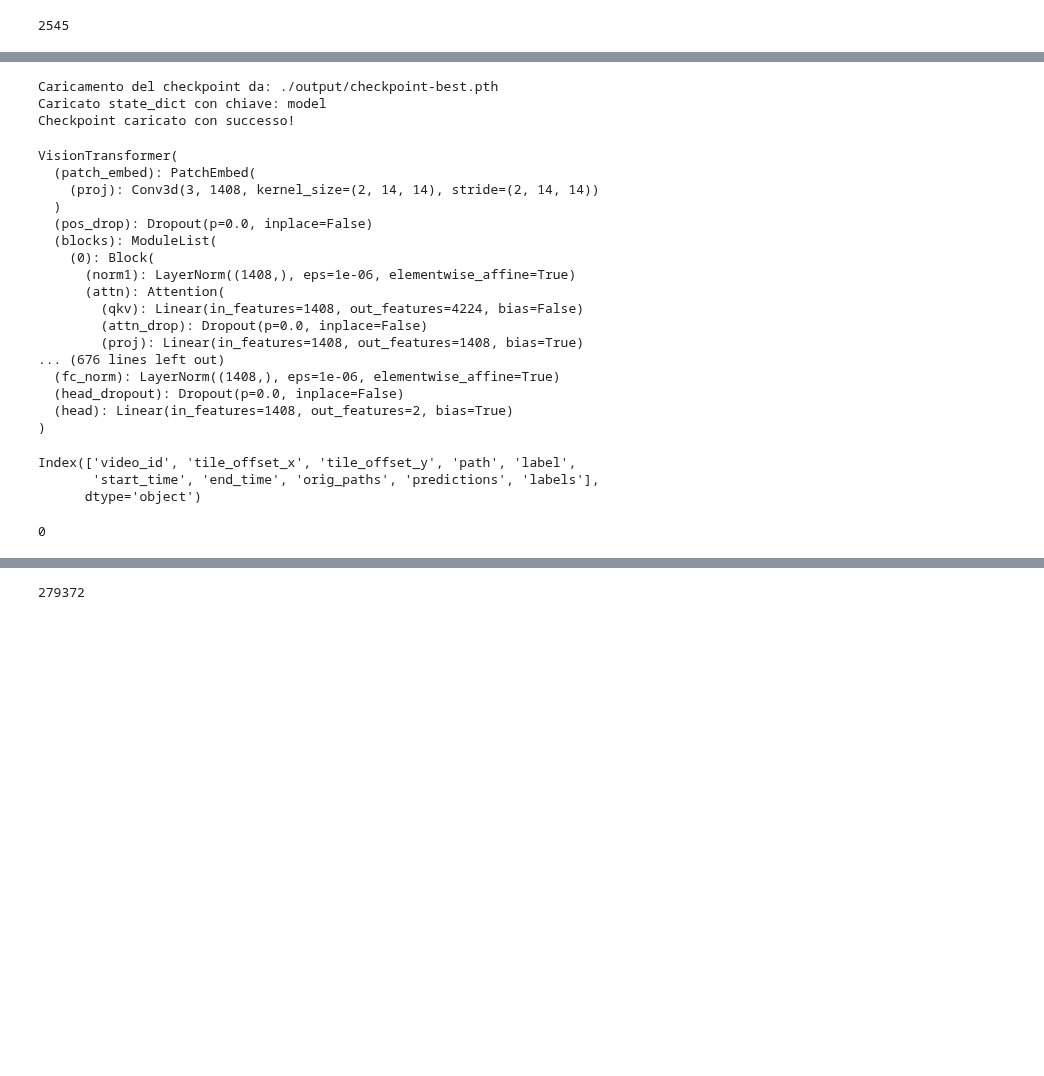
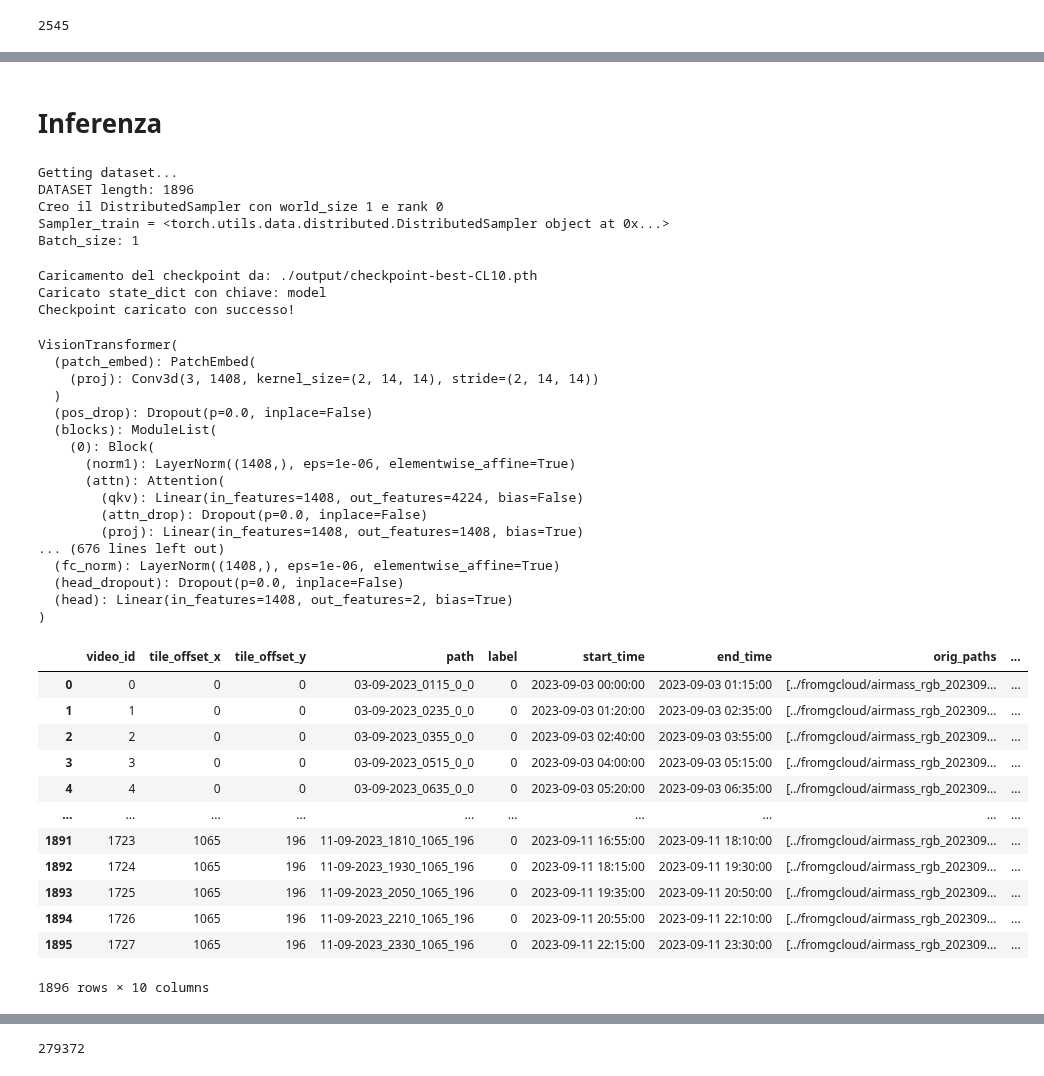
Before and after one commit to dandarm/VideoMAEv2, a Jupyter notebook: Predict_general_data.ipynb, the cells around one changed output, grey strips where cells are left out. Cells and saved outputs as stored; diff of their text form; code cells hidden in the pictures; blank space fills up the shorter version.

```diff
--- a/Predict_general_data.ipynb
+++ b/Predict_general_data.ipynb
@@ -153,8 +112,22 @@ data_loader_val = DataLoader(
+# %% [markdown]
+# Inferenza
+# %%
+args = prepare_finetuning_args()
+args.test_path = csv_file
+
+test_m = DataManager(is_train=False, args=args, type_t='supervised', world_size=1, rank=0)
+test_m.create_classif_dataloader(args)
+# %% [output]
+Getting dataset...
+DATASET length: 1896
+Creo il DistributedSampler con world_size 1 e rank 0
+Sampler_train = <torch.utils.data.distributed.DistributedSampler object at 0x...>
+Batch_size: 1
 # %%
-
 # carico il modello
 get_prediction = True
 args.test_mode = True
+args.init_ckpt = './output/checkpoint-best-CL10.pth'
 
 model = create_model(
     args.model,
@@ -169,7 +142,7 @@ model = create_model(
 model.to(args.device)
 model.eval()
 # %% [output]
-Caricamento del checkpoint da: ./output/checkpoint-best.pth
+Caricamento del checkpoint da: ./output/checkpoint-best-CL10.pth
 Caricato state_dict con chiave: model
 Checkpoint caricato con successo!
 VisionTransformer(
@@ -197,25 +172,16 @@ df_filtrato_on_video_path = df_videos.merge(df_predictions, on='path')
 # %%
-df_filtrato_on_video_path.columns
+df_video_w_predictions#.columns
 # %% [output]
+|  | video_id | tile_offset_x | tile_offset_y | path | label | start_time | end_time | orig_paths | ... |
+| 0 | 0 | 0 | 0 | 03-09-2023_0115_0_0 | 0 | 2023-09-03 00:00:00 | 2023-09-03 01:15:00 | [../fromgcloud/airmass_rgb_202309... | ... |
+| 1 | 1 | 0 | 0 | 03-09-2023_0235_0_0 | 0 | 2023-09-03 01:20:00 | 2023-09-03 02:35:00 | [../fromgcloud/airmass_rgb_202309... | ... |
+| 2 | 2 | 0 | 0 | 03-09-2023_0355_0_0 | 0 | 2023-09-03 02:40:00 | 2023-09-03 03:55:00 | [../fromgcloud/airmass_rgb_202309... | ... |
+| 3 | 3 | 0 | 0 | 03-09-2023_0515_0_0 | 0 | 2023-09-03 04:00:00 | 2023-09-03 05:15:00 | [../fromgcloud/airmass_rgb_202309... | ... |
+| 4 | 4 | 0 | 0 | 03-09-2023_0635_0_0 | 0 | 2023-09-03 05:20:00 | 2023-09-03 06:35:00 | [../fromgcloud/airmass_rgb_202309... | ... |
+| ... | ... | ... | ... | ... | ... | ... | ... | ... | ... |
+| 1891 | 1723 | 1065 | 196 | 11-09-2023_1810_1065_196 | 0 | 2023-09-11 16:55:00 | 2023-09-11 18:10:00 | [../fromgcloud/airmass_rgb_202309... | ... |
+| 1892 | 1724 | 1065 | 196 | 11-09-2023_1930_1065_196 | 0 | 2023-09-11 18:15:00 | 2023-09-11 19:30:00 | [../fromgcloud/airmass_rgb_202309... | ... |
+| 1893 | 1725 | 1065 | 196 | 11-09-2023_2050_1065_196 | 0 | 2023-09-11 19:35:00 | 2023-09-11 20:50:00 | [../fromgcloud/airmass_rgb_202309... | ... |
+| 1894 | 1726 | 1065 | 196 | 11-09-2023_2210_1065_196 | 0 | 2023-09-11 20:55:00 | 2023-09-11 22:10:00 | [../fromgcloud/airmass_rgb_202309... | ... |
+| 1895 | 1727 | 1065 | 196 | 11-09-2023_2330_1065_196 | 0 | 2023-09-11 22:15:00 | 2023-09-11 23:30:00 | [../fromgcloud/airmass_rgb_202309... | ... |
-Index(['video_id', 'tile_offset_x', 'tile_offset_y', 'path', 'label',
-       'start_time', 'end_time', 'orig_paths', 'predictions', 'labels'],
-      dtype='object')
+1896 rows × 10 columns
-# %%
-# Espando dataframe con le associazioni path_offsets -> predictions
-records = []
-for _, row in df_filtrato_on_video_path.iterrows():
-    for orig_path in row['orig_paths']:
-        records.append({
-            'path': orig_path,
-            'predictions': row['predictions'],
-            'tmp_label': row['labels'],
-            'tile_offset_x': row['tile_offset_x'],
-            'tile_offset_y': row['tile_offset_y']
-        })
-
-# Li trasformiamo in un nuovo DataFrame
-df_mapping = pd.DataFrame(records)
-df_mapping[['path', 'tile_offset_x', 'tile_offset_y']].duplicated().sum()
-#Non ci sono path duplicati se in combinazione con gli offsets
-# %% [output]
-0
```
Also changed, not shown: parts of 27 cells of this notebook, 5 other files.
